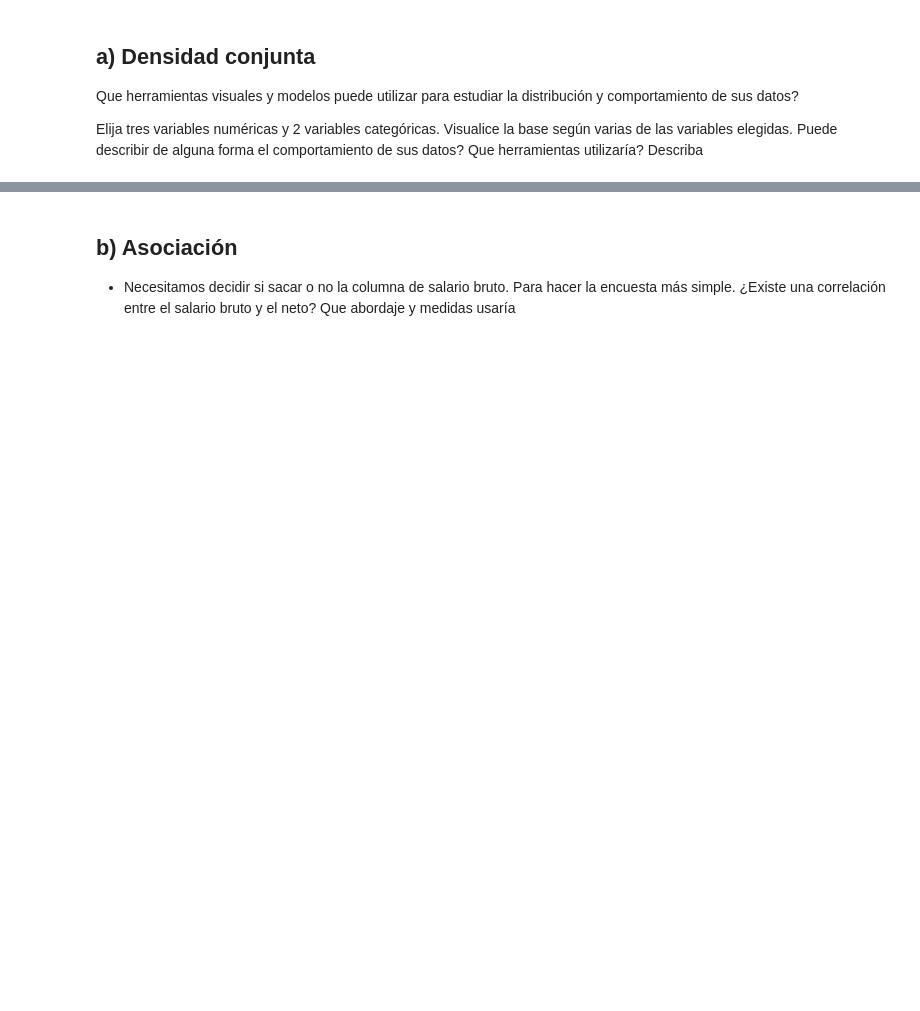
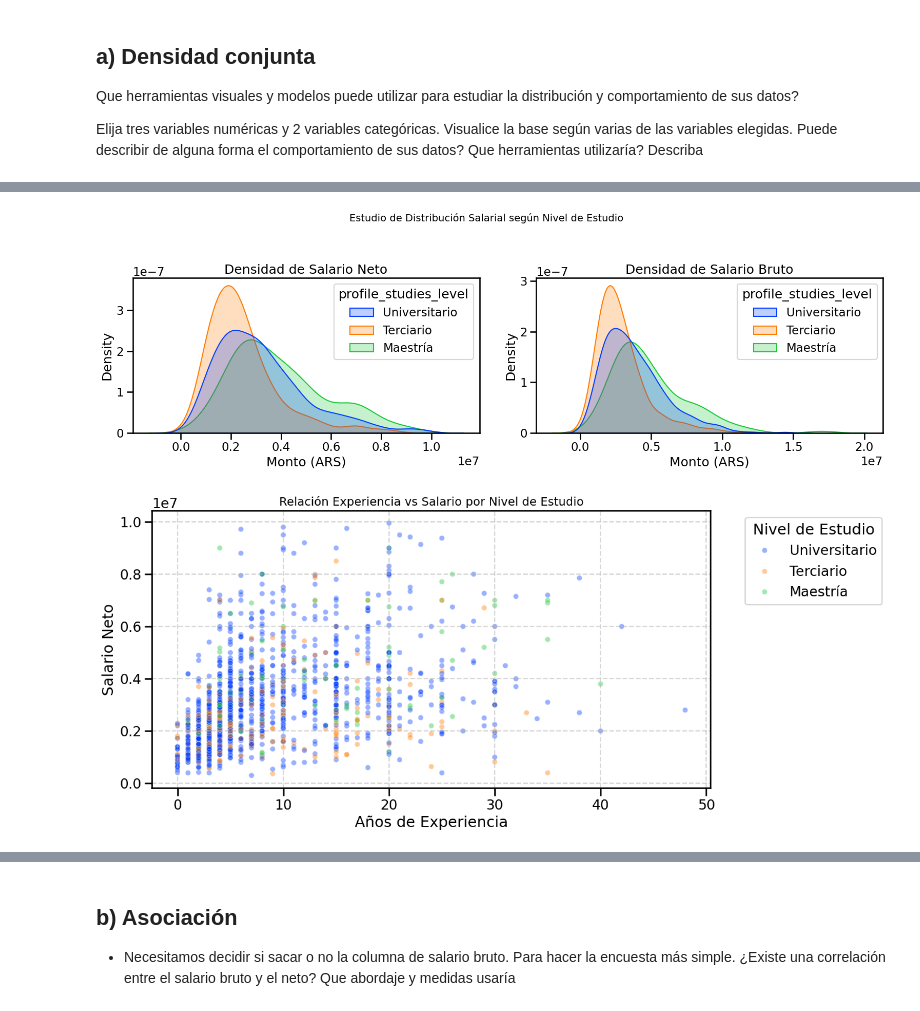
Before and after one commit to agustinanedel/Diplomatura2026, a Jupyter notebook: Copia_de_Entregable_Parte_1.ipynb, the cells around one changed output, grey strips where cells are left out. Cells and saved outputs as stored; diff of their text form; code cells hidden in the pictures; blank space fills up the shorter version.

```diff
--- a/Copia_de_Entregable_Parte_1.ipynb
+++ b/Copia_de_Entregable_Parte_1.ipynb
@@ -446,0 +558,59 @@ Elija tres variables numéricas y 2 variables categóricas. Visualice la base se
+# %%
+import seaborn as sns
+import matplotlib.pyplot as plt
+
+# 1. Variables
+num_vars = ['salary_monthly_NETO', 'salary_monthly_BRUTO', 'profile_years_experience']
+cat_vars = ['profile_studies_level', 'profile_gender']
+
+# Etiqueta de los  ejes
+mapa_nombres = {
+    'salary_monthly_NETO': 'Salario Neto',
+    'salary_monthly_BRUTO': 'Salario Bruto',
+    'profile_years_experience': 'Años de Experiencia'
+}
+
+# Sueldos entre (300k a 10M) y quedamos con los 3 niveles de estudio más frecuentes
+top_levels = df['profile_studies_level'].value_counts().head(3).index
+df_plot = df[
+    (df['salary_monthly_NETO'] > 300000) & (df['salary_monthly_NETO'] < 10000000) &
+    (df['profile_studies_level'].isin(top_levels))
+].copy()
+
+# Renombramos las columnas en este DataFrame temporal para el gráfico
+df_plot = df_plot.rename(columns=mapa_nombres)
+
+# Visualización parte 1: densidades. Corresponde a la distribución de los datos
+fig, axes = plt.subplots(1, 2, figsize=(16, 5))
+plt.suptitle('Estudio de Distribución Salarial según Nivel de Estudio', fontsize=14, y=1.05)
+
+colores = 'bright' # Tonos visibles
+
+for i, col in enumerate(['Salario Neto', 'Salario Bruto']):
+    sns.kdeplot(data=df_plot, x=col, hue='profile_studies_level',
+                fill=True, common_norm=False, ax=axes[i], palette=colores)
+    axes[i].ticklabel_format(style='sci', axis='x', scilimits=(0,0))
+    axes[i].set_title(f'Densidad de {col}')
+    axes[i].set_xlabel('Monto (ARS)')
+
+plt.tight_layout()
+plt.show()
+
+# Visualización parte 2: dispersión. Corresponde al comportamiento y patrones entre variables
+plt.figure(figsize=(12, 6))
+sns.scatterplot(data=df_plot,
+                x='Años de Experiencia',
+                y='Salario Neto',
+                hue='profile_studies_level',
+                alpha=0.4,
+                palette=colores,
+                s=40)
+
+plt.title('Relación Experiencia vs Salario por Nivel de Estudio', fontsize=14)
+plt.ticklabel_format(style='sci', axis='y', scilimits=(0,0))
+plt.legend(bbox_to_anchor=(1.05, 1), loc='upper left', title='Nivel de Estudio')
+plt.grid(True, linestyle='--', alpha=0.5)
+plt.show()
+# %% [output]
+[figure, added]
+[figure, added]
```
Also changed, not shown: parts of 27 cells of this notebook.
